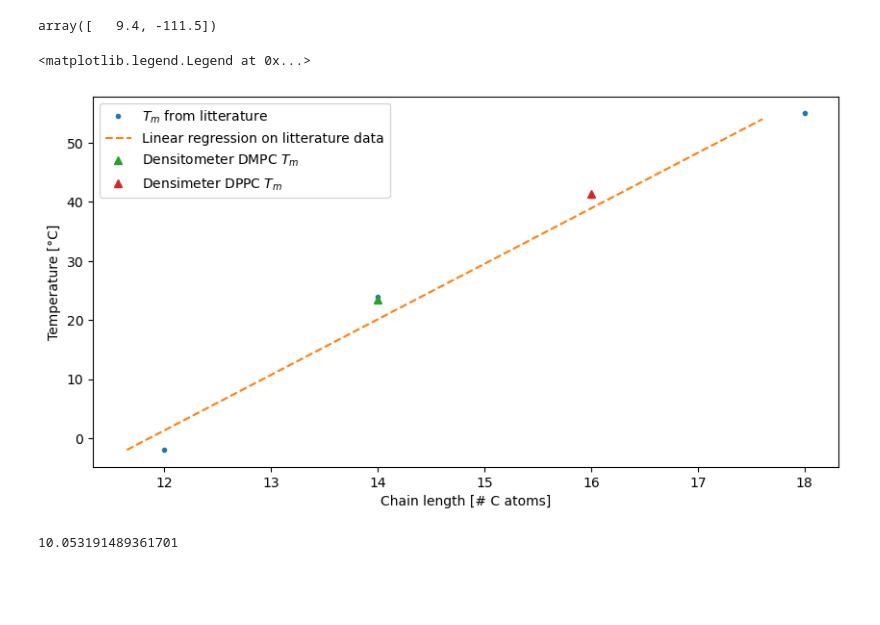
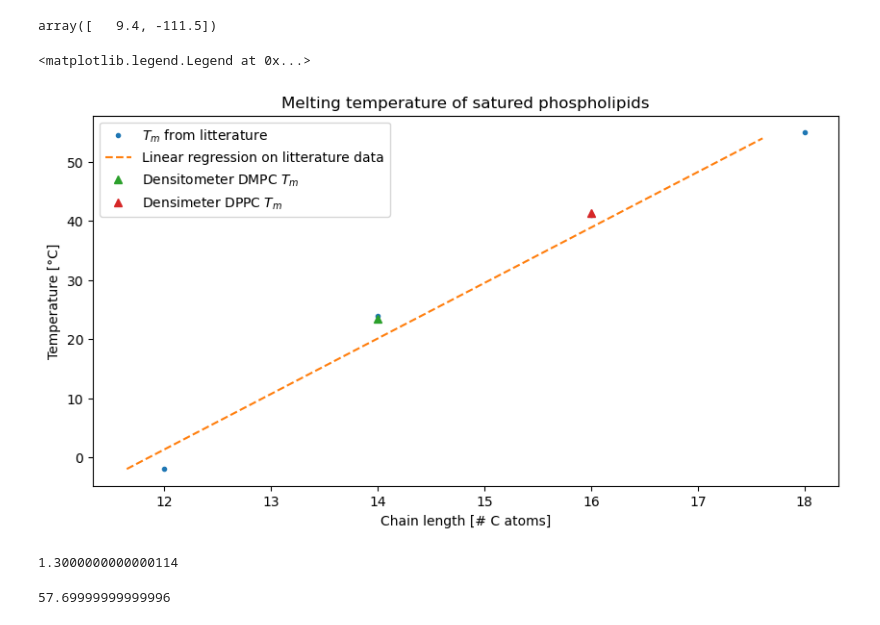
Before and after one commit to jmoeil/PHYS-F311-Labs, a Jupyter notebook: Prediction_TransitionTemperature.ipynb, the cells around one changed output. Drawn from its saved outputs; the diff is of its cells as text; code cells hidden in the pictures; blank space fills up the shorter version.

```diff
--- a/Prediction_TransitionTemperature.ipynb
+++ b/Prediction_TransitionTemperature.ipynb
@@ -21,19 +21,26 @@ ChainPred = (Temp_array - c[1])/c[0]
 # %%
 fig,ax = plt.subplots(figsize=(10,5))
 
 ax.plot(ChainLength, TransitionTemperature,'.',label='$T_m$ from litterature')
 ax.plot(ChainPred, Temp_array,'--',label='Linear regression on litterature data')
 ax.plot(14,23.512112024083997,'^',label='Densitometer DMPC $T_m$')
 ax.plot(16,41.39048545117069,'^',label='Densimeter DPPC $T_m$')
 
 ax.set_xlabel('Chain length [# C atoms]')
 ax.set_ylabel('Temperature [°C]')
+ax.set_title('Melting temperature of satured phospholipids')
 
 ax.legend()
 # %% [output]
 <matplotlib.legend.Legend at 0x...>
-[figure, old version]
+[figure, new version]
 # %%
-(-17 + 111.5)/9.4
+T_12 = c[0]*12+c[1]
+T_18 = c[0]*18+c[1]
+T_12
 # %% [output]
-10.053191489361701
+1.3000000000000114
+# %%
+T_18
+# %% [output]
+57.69999999999996
```
Also changed, not shown: 4 other files.
